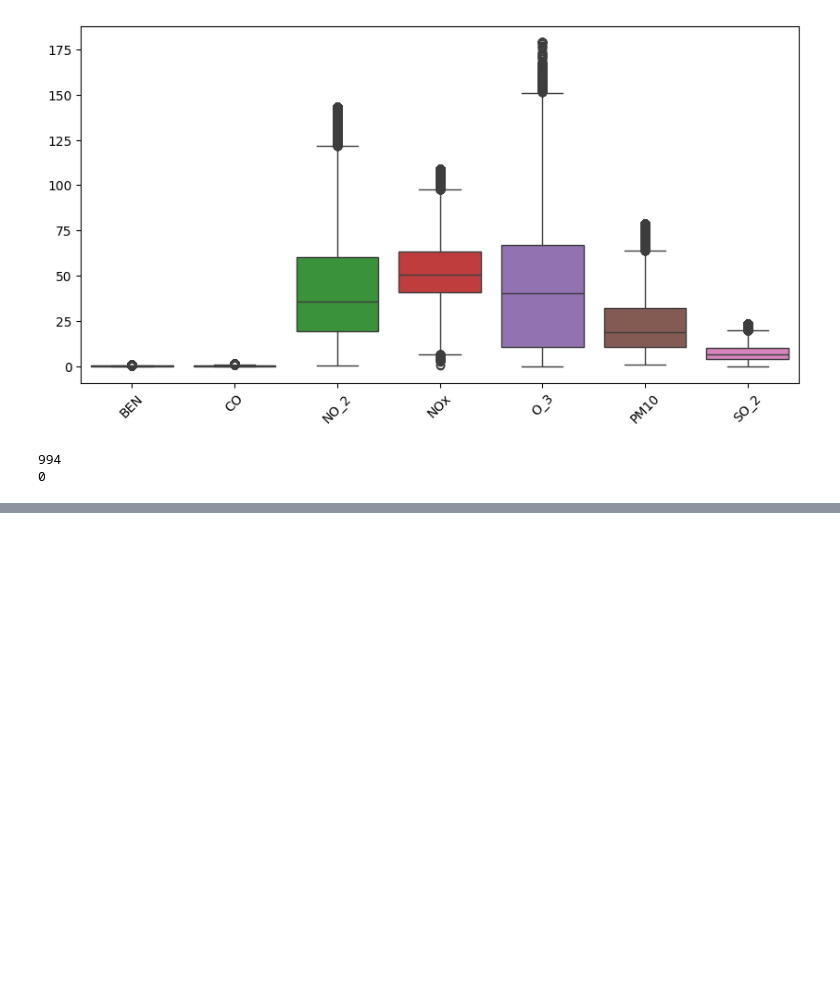
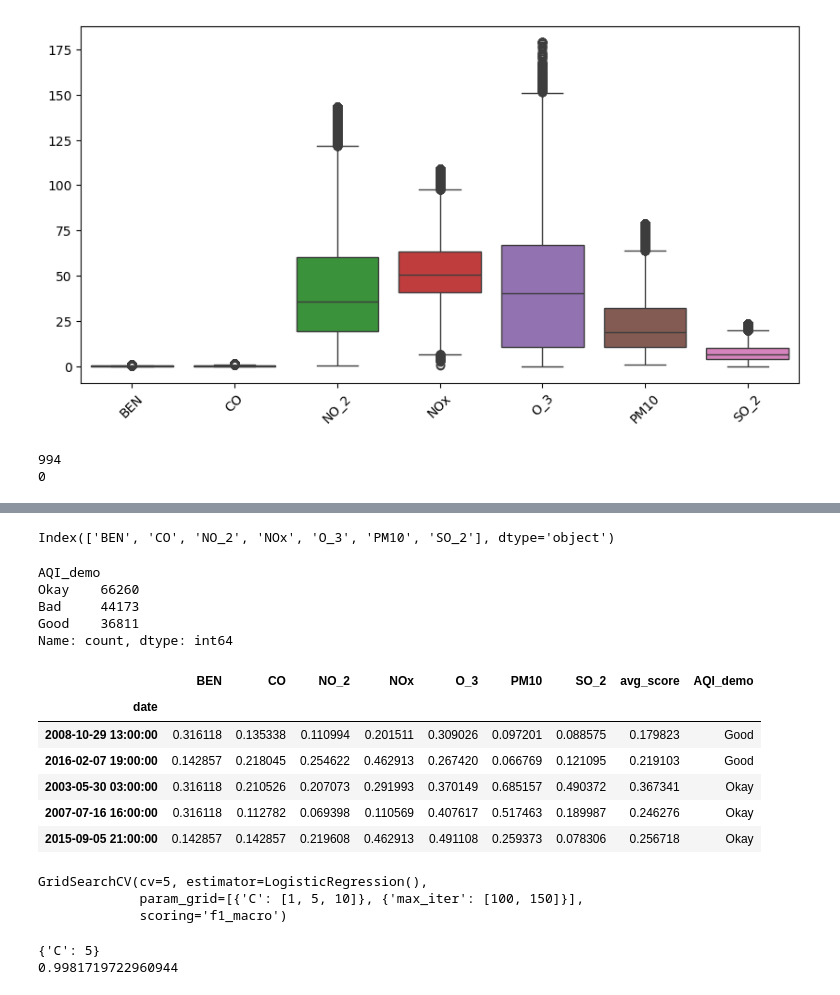
Before and after one commit to SutikshanUpman/ML-Basics-Project, a Jupyter notebook: notebooks/02_EDA.ipynb, the cells around one changed output, grey strips where cells are left out. Saved outputs shown, nothing was run; the diff lists cells and outputs as text; code cells hidden in the pictures; blank space fills up the shorter version.

Commit message:
Classificationmodels added

```diff
--- a/notebooks/02_EDA.ipynb
+++ b/notebooks/02_EDA.ipynb
@@ -493,0 +466,6 @@ Xg:  0.33603817893805144
+# %%
+df_master=df
+# %%
+df=df_master
+print(df.shape)
+df.sample(5)
@@ -493,0 +481,66 @@ Xg:  0.33603817893805144
+# %%
+df.columns
+# %% [output]
+Index(['BEN', 'CO', 'NO_2', 'NOx', 'O_3', 'PM10', 'SO_2'], dtype='object')
+# %%
+pollutants = ['BEN','CO','NO_2','NOx','O_3','PM10','SO_2']
+from sklearn.preprocessing import MinMaxScaler
+
+# --- scale 0-1
+scaler = MinMaxScaler()
+df_classi = pd.DataFrame(scaler.fit_transform(df[pollutants]),
+                         columns=pollutants, index=df.index)
+# %%
+# pehle avg_score nikal liya jaise tum kar rahe the
+df_classi['avg_score'] = df_classi.mean(axis=1)
+
+# quantile thresholds nikalte h
+q1 = df_classi['avg_score'].quantile(0.25)
+q2 = df_classi['avg_score'].quantile(0.70)
+
+# function banate h
+def avg_quantile(x):
+    if x <= q1:
+        return "Good"
+    elif x <= q2:
+        return "Okay"
+    else:
+        return "Bad"
+
+df_classi['AQI_demo'] = df_classi['avg_score'].apply(avg_quantile)
+# %%
+df_classi['AQI_demo'].value_counts()
+# %% [output]
+AQI_demo
+Okay    66260
+Bad     44173
+Good    36811
+Name: count, dtype: int64
+# %%
+df_classi.sample(5)
+# %% [output]
+|  | BEN | CO | NO_2 | NOx | O_3 | PM10 | SO_2 | avg_score | AQI_demo |
+| date |  |  |  |  |  |  |  |  |  |
+| 2008-10-29 13:00:00 | 0.316118 | 0.135338 | 0.110994 | 0.201511 | 0.309026 | 0.097201 | 0.088575 | 0.179823 | Good |
+| 2016-02-07 19:00:00 | 0.142857 | 0.218045 | 0.254622 | 0.462913 | 0.267420 | 0.066769 | 0.121095 | 0.219103 | Good |
+| 2003-05-30 03:00:00 | 0.316118 | 0.210526 | 0.207073 | 0.291993 | 0.370149 | 0.685157 | 0.490372 | 0.367341 | Okay |
+| 2007-07-16 16:00:00 | 0.316118 | 0.112782 | 0.069398 | 0.110569 | 0.407617 | 0.517463 | 0.189987 | 0.246276 | Okay |
+| 2015-09-05 21:00:00 | 0.142857 | 0.142857 | 0.219608 | 0.462913 | 0.491108 | 0.259373 | 0.078306 | 0.256718 | Okay |
+# %%
+import pandas as pd
+from sklearn.linear_model import LogisticRegression
+from sklearn.model_selection import train_test_split, GridSearchCV
+from sklearn.metrics import f1_score
+
+# Your dataset
+X = df_classi.drop(columns=["AQI_demo"]) # drop index/column with date-time
+y = df_classi["AQI_demo"]                     # Good / Okay / Bad
+
+# Train-test split
+X_train, X_test, y_train, y_test = train_test_split(
+    X, y, test_size=0.33, random_state=1, stratify=y
+)
+# %% [output]
+GridSearchCV(cv=5, estimator=LogisticRegression(),
+             param_grid=[{'C': [1, 5, 10]}, {'max_iter': [100, 150]}],
+             scoring='f1_macro')
@@ -493,0 +560,7 @@ Xg:  0.33603817893805144
+# %%
+print(model.best_params_)
+print(model.best_score_)
+y_pred=model.predict(X_test)
+# %% [output]
+{'C': 5}
+0.9981719722960944
```
Also changed, not shown: parts of 26 cells of this notebook.
